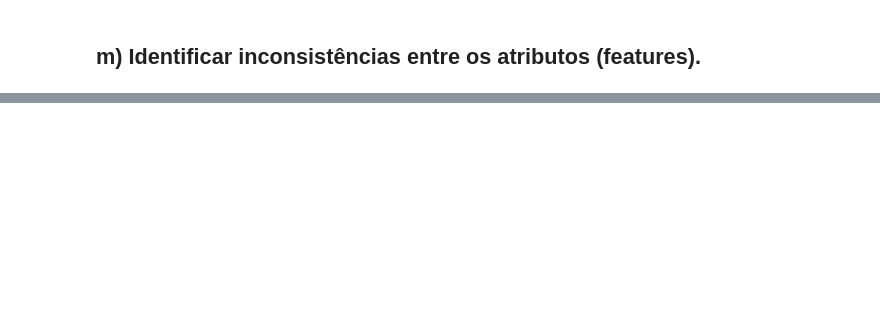
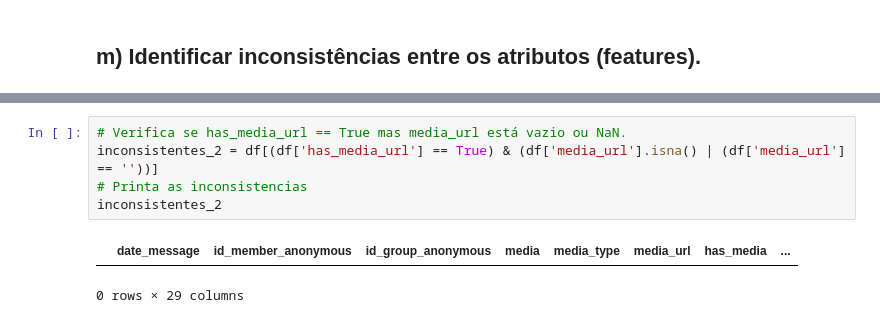
Before and after one commit to Raylander524/ICC, a Jupyter notebook: Lista 1/lista1.ipynb, the cells around one changed output, grey strips where cells are left out. Drawn from its saved outputs; the diff is of its cells as text; blank space fills up the shorter version.

```diff
--- a/Lista 1/lista1.ipynb
+++ b/Lista 1/lista1.ipynb
@@ -450,0 +592,8 @@ df_1
+# %%
+# Verifica se has_media_url == True mas media_url está vazio ou NaN.
+inconsistentes_2 = df[(df['has_media_url'] == True) & (df['media_url'].isna() | (df['media_url'] == ''))]
+# Printa as inconsistencias
+inconsistentes_2
+# %% [output]
+|  | date_message | id_member_anonymous | id_group_anonymous | media | media_type | media_url | has_media | ... |
+0 rows × 29 columns
```
Also changed, not shown: parts of 43 cells of this notebook.
